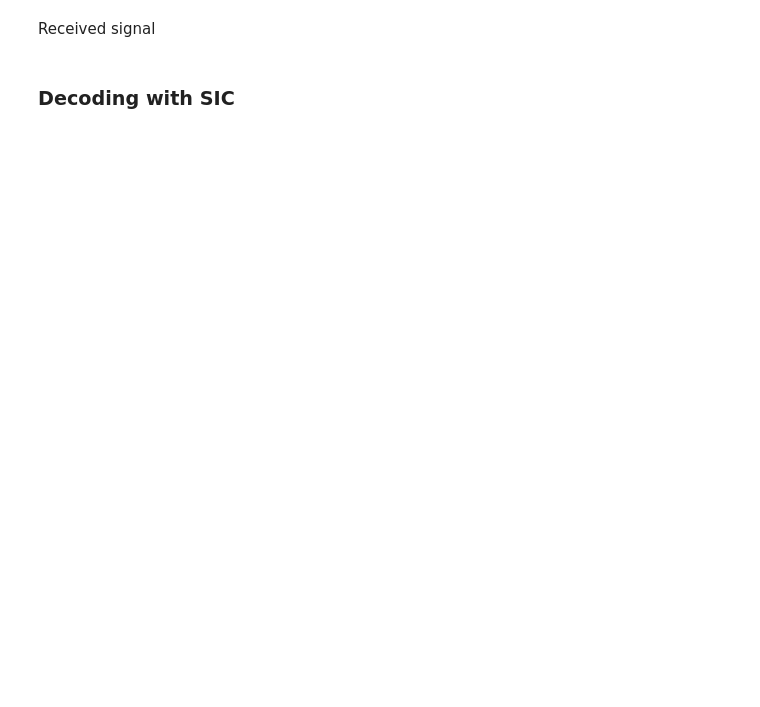
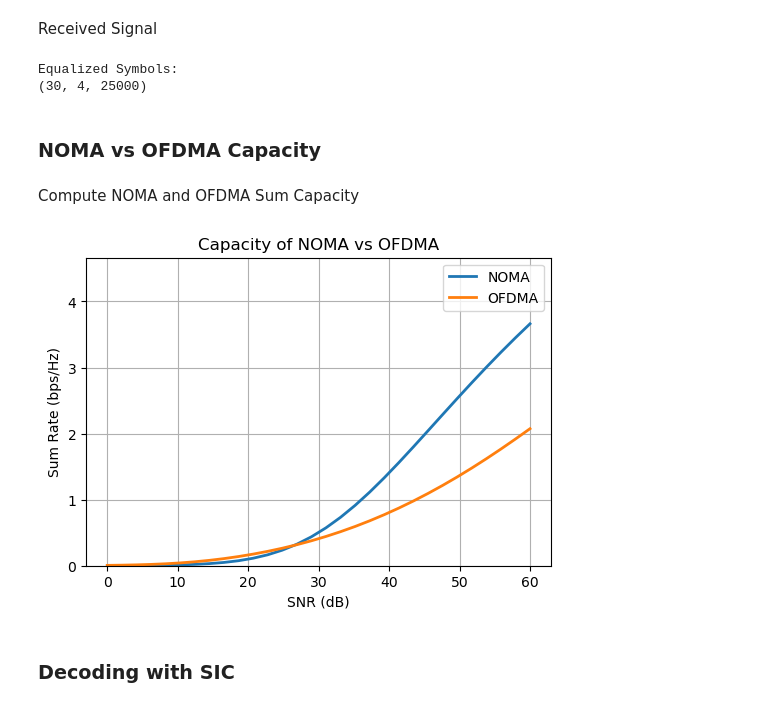
Before and after one commit to muhd-umer/comyx, a Jupyter notebook: assignments/assignment_2/noma_implementation.ipynb, the cells around one changed output. Cells and saved outputs as stored; diff of their text form; code cells hidden in the pictures; blank space fills up the shorter version.

```diff
--- a/assignments/assignment_2/noma_implementation.ipynb
+++ b/assignments/assignment_2/noma_implementation.ipynb
@@ -129 +239,4 @@ alpha = np.array([0.7, 0.15, 0.1, 0.05])
+# %%
+# Define bandwidth allocation coefficients
+beta_ofdma = (bandwidth / M) / bandwidth  # Bandwidth per user for OFDMA
 # %% [markdown]
@@ -144,5 +262,5 @@ print(x_sc)
 # %% [markdown]
-Received signal
+Received Signal
 # %%
 y = np.zeros((len(Pt), M, K // 2), dtype=complex)
 for i in range(len(Pt)):
@@ -153,6 +271,35 @@ y_eq = np.zeros((len(Pt), M, K // 2), dtype=complex)
 for i in range(len(Pt)):
     for j in range(M):
         y_eq[i, j] = y[i, j] / h_mat[j]
+
+print("Equalized Symbols:")
+print(y_eq.shape)
+# %% [output]
+Equalized Symbols:
+(30, 4, 25000)
+# %% [markdown]
+### NOMA vs OFDMA Capacity
+# %% [markdown]
+Compute NOMA and OFDMA Sum Capacity
+# %%
+noma_sumrate, _ = calculate_noma_rate(M, K, Pt_lin, alpha, gain_mat, noise_lin)
+ofdma_sumrate, _ = calculate_ofdma_rate(M, K, Pt_lin, gain_mat, noise_lin, beta_ofdma)
+# %%
+# Plot the sum capacity of NOMA and OFDMA vs SNR
+SNR = Pt - noise
+plt.figure()
+plt.plot(SNR, noma_sumrate, linewidth=2)
+plt.plot(SNR, ofdma_sumrate, linewidth=2)
+plt.xlabel("SNR (dB)")
+plt.ylabel("Sum Rate (bps/Hz)")
+plt.legend(["NOMA", "OFDMA"])
+plt.title("Capacity of NOMA vs OFDMA")
+plt.ylim([0, max(noma_sumrate) + 1])
+plt.grid(True)
+plt.savefig("noma_vs_ofdma.pdf", bbox_inches="tight")
+plt.show()
+# %% [output]
+[figure, added]
 # %% [markdown]
 ### Decoding with SIC
 # %%
```
Also changed, not shown: parts of 34 cells of this notebook, 4 other files.
